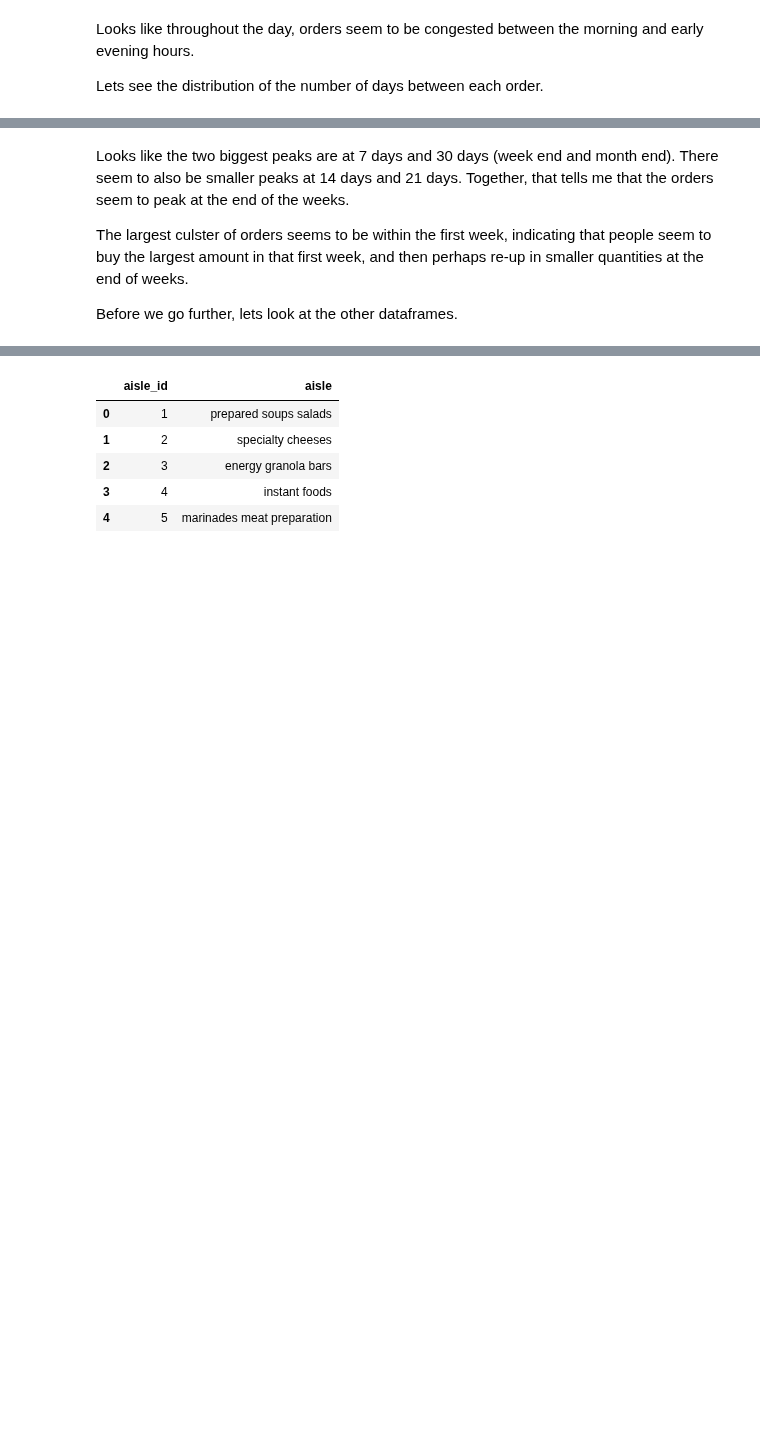
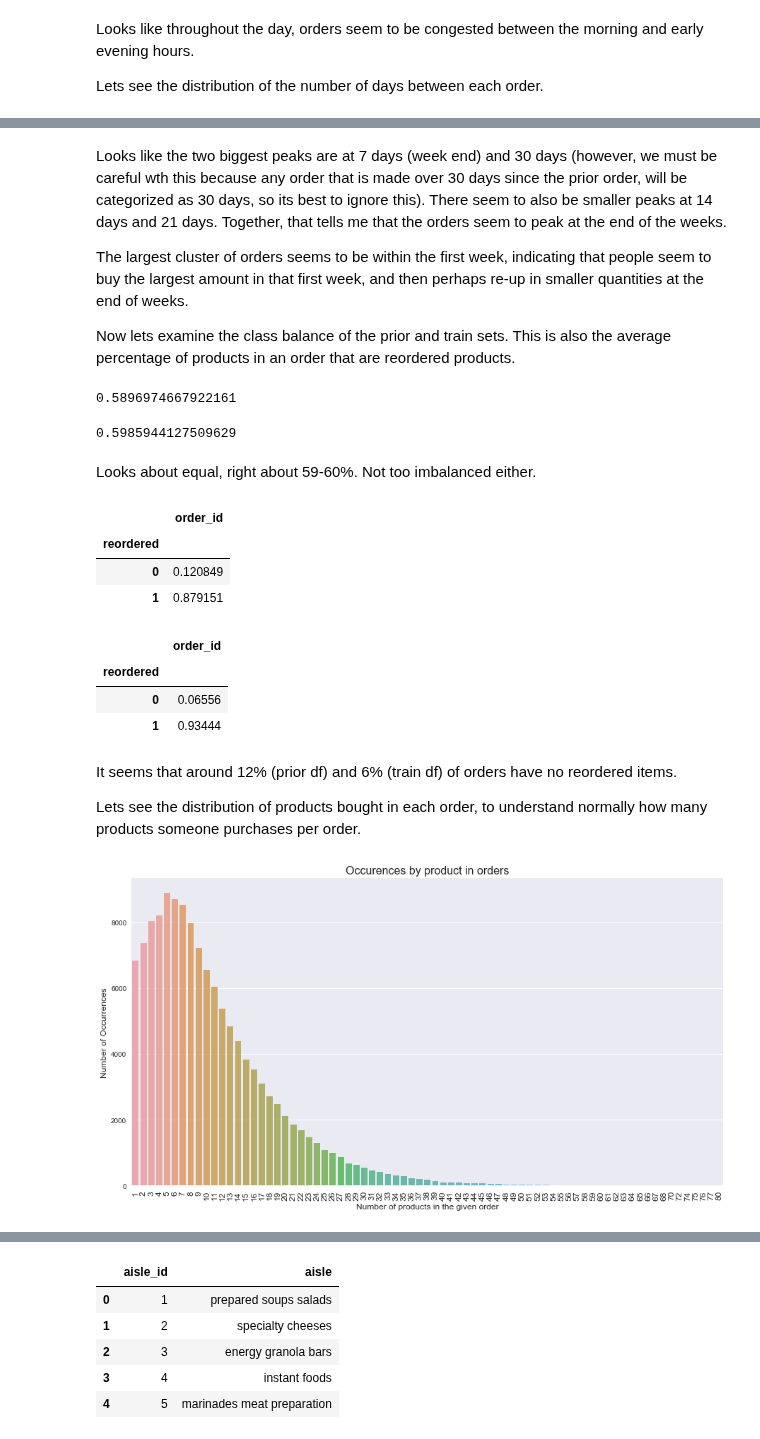
Before and after one commit to Edwardp17/Kaggle, a Jupyter notebook: instacart/instacart.ipynb, the cells around one changed output, grey strips where cells are left out. Drawn from its saved outputs; the diff is of its cells as text; code cells hidden in the pictures; blank space fills up the shorter version.

```diff
--- a/instacart/instacart.ipynb
+++ b/instacart/instacart.ipynb
@@ -134,6 +146,50 @@ plt.show()
 # %% [markdown]
-Looks like the two biggest peaks are at 7 days and 30 days (week end and month end). There seem to also be smaller peaks at 14 days and 21 days. Together, that tells me that the orders seem to peak at the end of the weeks.
+Looks like the two biggest peaks are at 7 days (week end) and 30 days (however, we must be careful wth this because any order that is made over 30 days since the prior order, will be categorized as 30 days, so its best to ignore this). There seem to also be smaller peaks at 14 days and 21 days. Together, that tells me that the orders seem to peak at the end of the weeks.
 
-The largest culster of orders seems to be within the first week, indicating that people seem to buy the largest amount in that first week, and then perhaps re-up in smaller quantities at the end of weeks.
+The largest cluster of orders seems to be within the first week, indicating that people seem to buy the largest amount in that first week, and then perhaps re-up in smaller quantities at the end of weeks.
 
-Before we go further, lets look at the other dataframes.
+Now lets examine the class balance of the prior and train sets. This is also the average percentage of products in an order that are reordered products.
+# %%
+order_products_prior_df['reordered'].mean()
+# %% [output]
+0.5896974667922161
+# %%
+order_products_train_df['reordered'].mean()
+# %% [output]
+0.5985944127509629
+# %% [markdown]
+Looks about equal, right about 59-60%. Not too imbalanced either.
+# %%
+grouped_df = order_products_prior_df.groupby("order_id")["reordered"].aggregate("sum").reset_index()
+grouped_df["reordered"].loc[grouped_df["reordered"]>1] = 1
+grouped_df.groupby('reordered').aggregate('count') / grouped_df.shape[0]
+# %% [output]
+|  | order_id |
+| reordered |  |
+| 0 | 0.120849 |
+| 1 | 0.879151 |
+# %%
+grouped_df = order_products_train_df.groupby("order_id")["reordered"].aggregate("sum").reset_index()
+grouped_df["reordered"].loc[grouped_df["reordered"]>1] = 1
+grouped_df.groupby('reordered').aggregate('count') / grouped_df.shape[0]
+# %% [output]
+|  | order_id |
+| reordered |  |
+| 0 | 0.06556 |
+| 1 | 0.93444 |
+# %% [markdown]
+It seems that around 12% (prior df) and 6% (train df) of orders have no reordered items.
+
+Lets see the distribution of products bought in each order, to understand normally how many products someone purchases per order.
+# %%
+grouped_df = order_products_train_df.groupby("order_id")["add_to_cart_order"].aggregate("max").reset_index()
+
+plt.figure(figsize=(15,8))
+sns.countplot('add_to_cart_order', data=grouped_df, alpha=0.8)
+plt.ylabel('Number of Occurrences', fontsize=12)
+plt.xlabel('Number of products in the given order', fontsize=12)
+plt.xticks(rotation='vertical', fontsize=12)
+plt.title('Occurences by product in orders', fontsize=16)
+plt.show()
+# %% [output]
+[figure, added]
```
Also changed, not shown: parts of 50 cells of this notebook.
